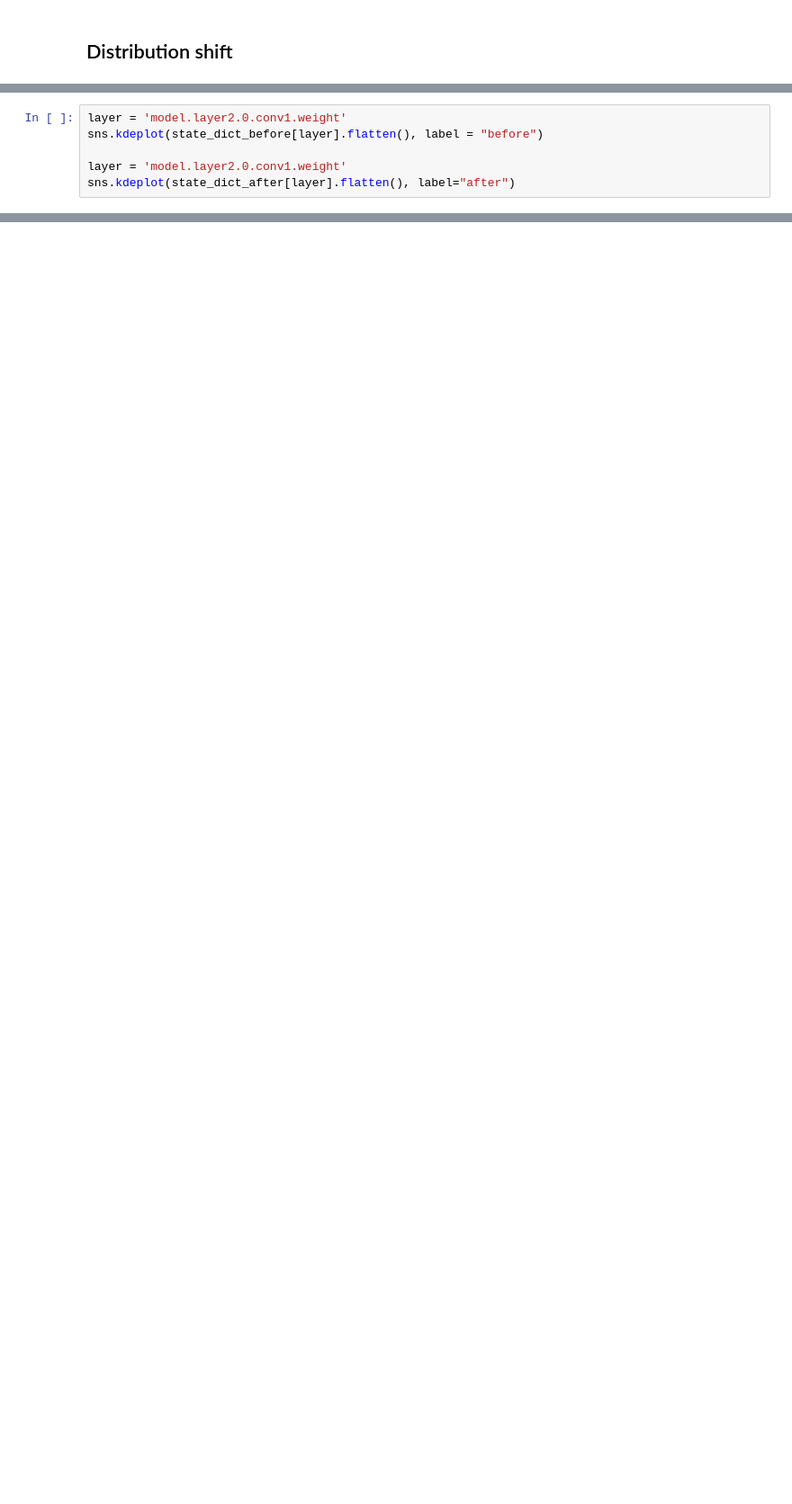
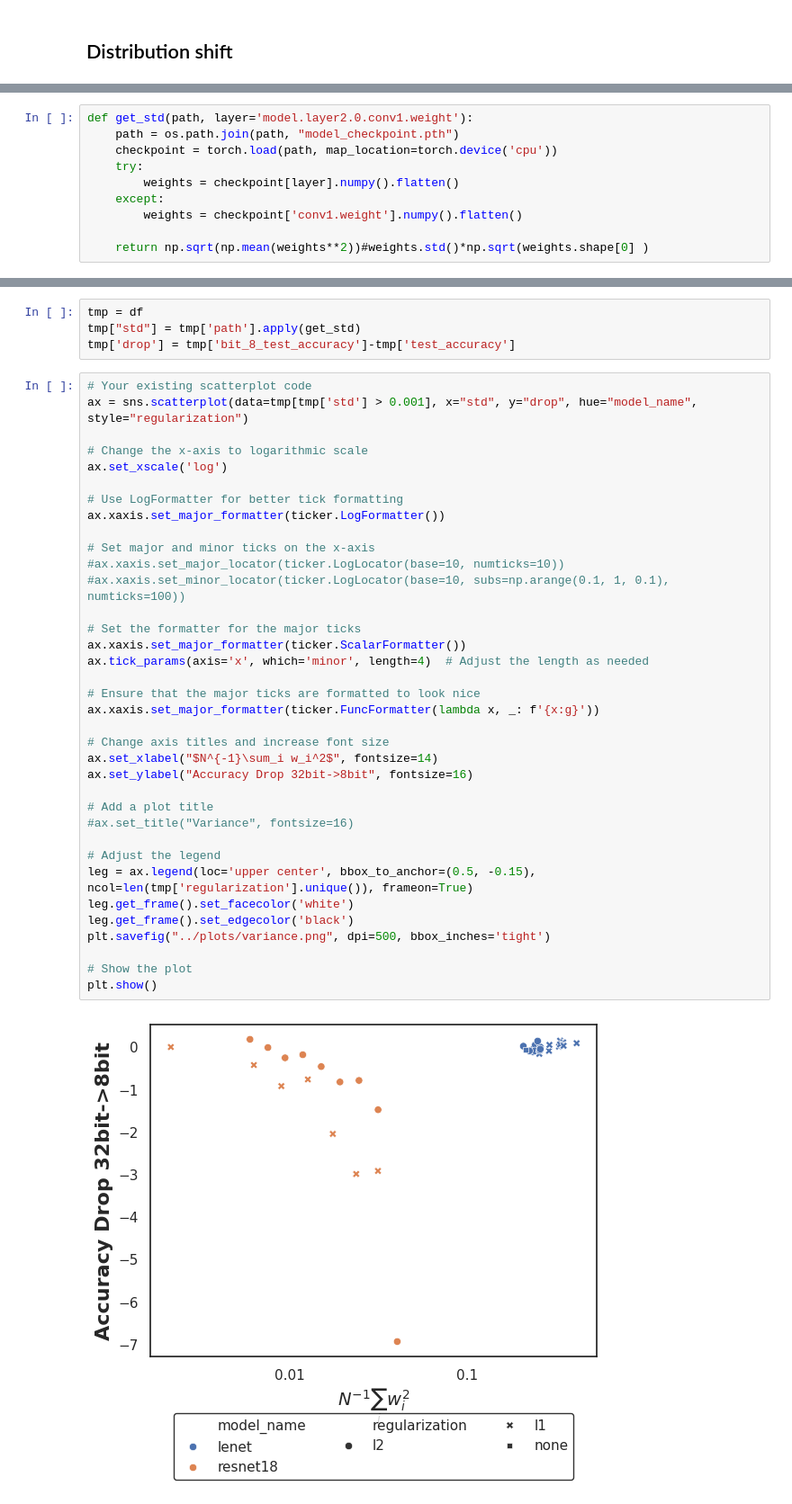
Before and after one commit to ishapira1/TinyML-RegulizationAndQuantization, a Jupyter notebook: notebooks/visualize.ipynb, the cells around one changed output, grey strips where cells are left out. Shown at 90% size. Cells and saved outputs as stored; diff of their text form; blank space fills up the shorter version.

```diff
--- a/notebooks/visualize.ipynb
+++ b/notebooks/visualize.ipynb
@@ -191,6 +234,0 @@ state_dict_after = load(checkpoint_path_after, map_location=torch.device('cpu'))
-# %%
-layer = 'model.layer2.0.conv1.weight'
-sns.kdeplot(state_dict_before[layer].flatten(), label = "before")
-
-layer = 'model.layer2.0.conv1.weight'
-sns.kdeplot(state_dict_after[layer].flatten(), label="after")
@@ -278,0 +297,10 @@ array([0], dtype=int32)
+# %%
+def get_std(path, layer='model.layer2.0.conv1.weight'):
+    path = os.path.join(path, "model_checkpoint.pth")
+    checkpoint = torch.load(path, map_location=torch.device('cpu'))
+    try:
+        weights = checkpoint[layer].numpy().flatten()
+    except:
+        weights = checkpoint['conv1.weight'].numpy().flatten()
+
+    return np.sqrt(np.mean(weights**2))#weights.std()*np.sqrt(weights.shape[0] )
@@ -278,0 +325,42 @@ array([0], dtype=int32)
+# %%
+tmp = df
+tmp["std"] = tmp['path'].apply(get_std)
+tmp['drop'] = tmp['bit_8_test_accuracy']-tmp['test_accuracy']
+# %%
+# Your existing scatterplot code
+ax = sns.scatterplot(data=tmp[tmp['std'] > 0.001], x="std", y="drop", hue="model_name", style="regularization")
+
+# Change the x-axis to logarithmic scale
+ax.set_xscale('log')
+
+# Use LogFormatter for better tick formatting
+ax.xaxis.set_major_formatter(ticker.LogFormatter())
+
+# Set major and minor ticks on the x-axis
+#ax.xaxis.set_major_locator(ticker.LogLocator(base=10, numticks=10))
+#ax.xaxis.set_minor_locator(ticker.LogLocator(base=10, subs=np.arange(0.1, 1, 0.1), numticks=100))
+
+# Set the formatter for the major ticks
+ax.xaxis.set_major_formatter(ticker.ScalarFormatter())
+ax.tick_params(axis='x', which='minor', length=4)  # Adjust the length as needed
+
+# Ensure that the major ticks are formatted to look nice
+ax.xaxis.set_major_formatter(ticker.FuncFormatter(lambda x, _: f'{x:g}'))
+
+# Change axis titles and increase font size
+ax.set_xlabel("$N^{-1}\sum_i w_i^2$", fontsize=14)
+ax.set_ylabel("Accuracy Drop 32bit->8bit", fontsize=16)
+
+# Add a plot title
+#ax.set_title("Variance", fontsize=16)
+
+# Adjust the legend
+leg = ax.legend(loc='upper center', bbox_to_anchor=(0.5, -0.15), ncol=len(tmp['regularization'].unique()), frameon=True)
+leg.get_frame().set_facecolor('white')
+leg.get_frame().set_edgecolor('black')
+plt.savefig("../plots/variance.png", dpi=500, bbox_inches='tight')
+
+# Show the plot
+plt.show()
+# %% [output]
+[figure, added]
```
Also changed, not shown: parts of 16 cells of this notebook.
